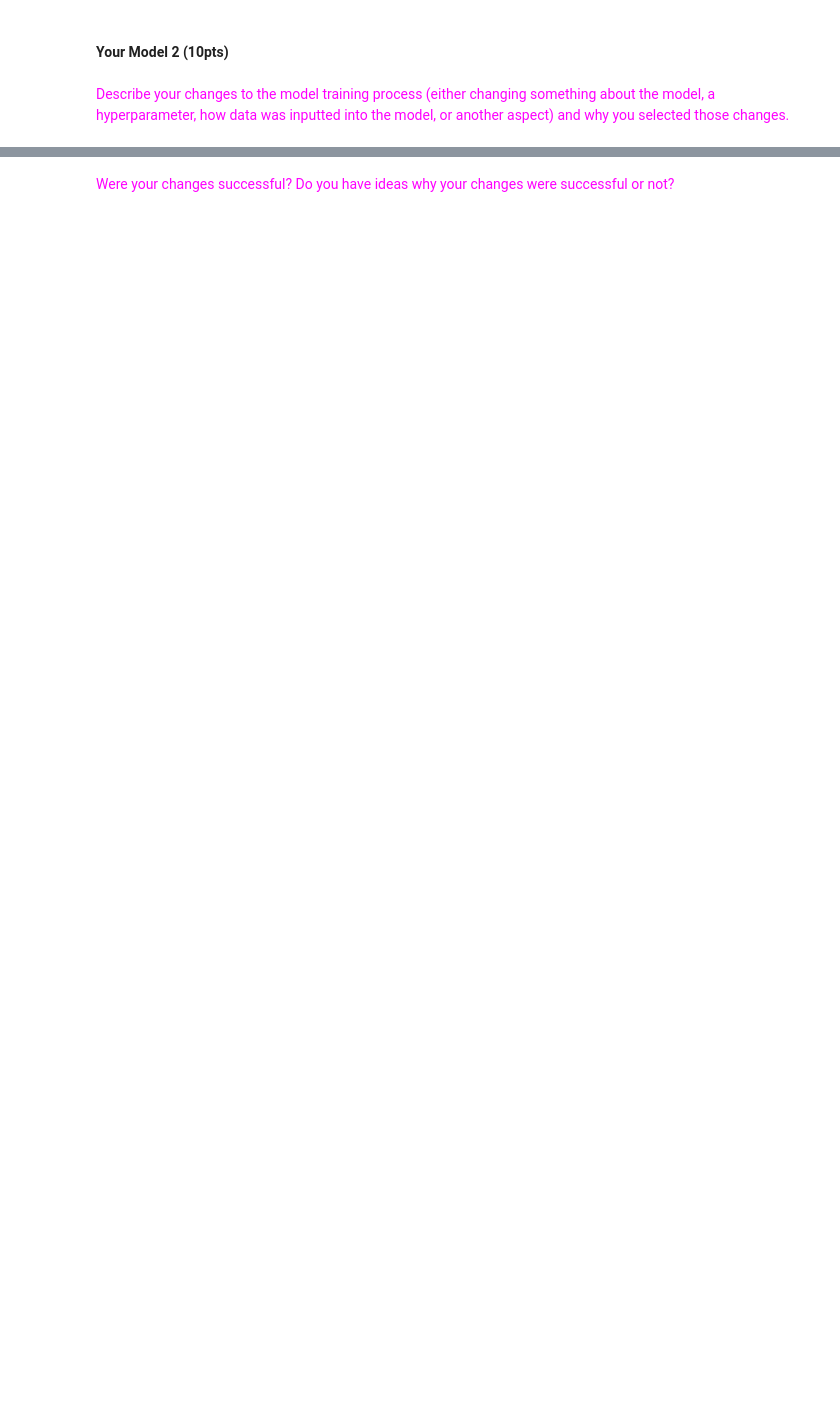
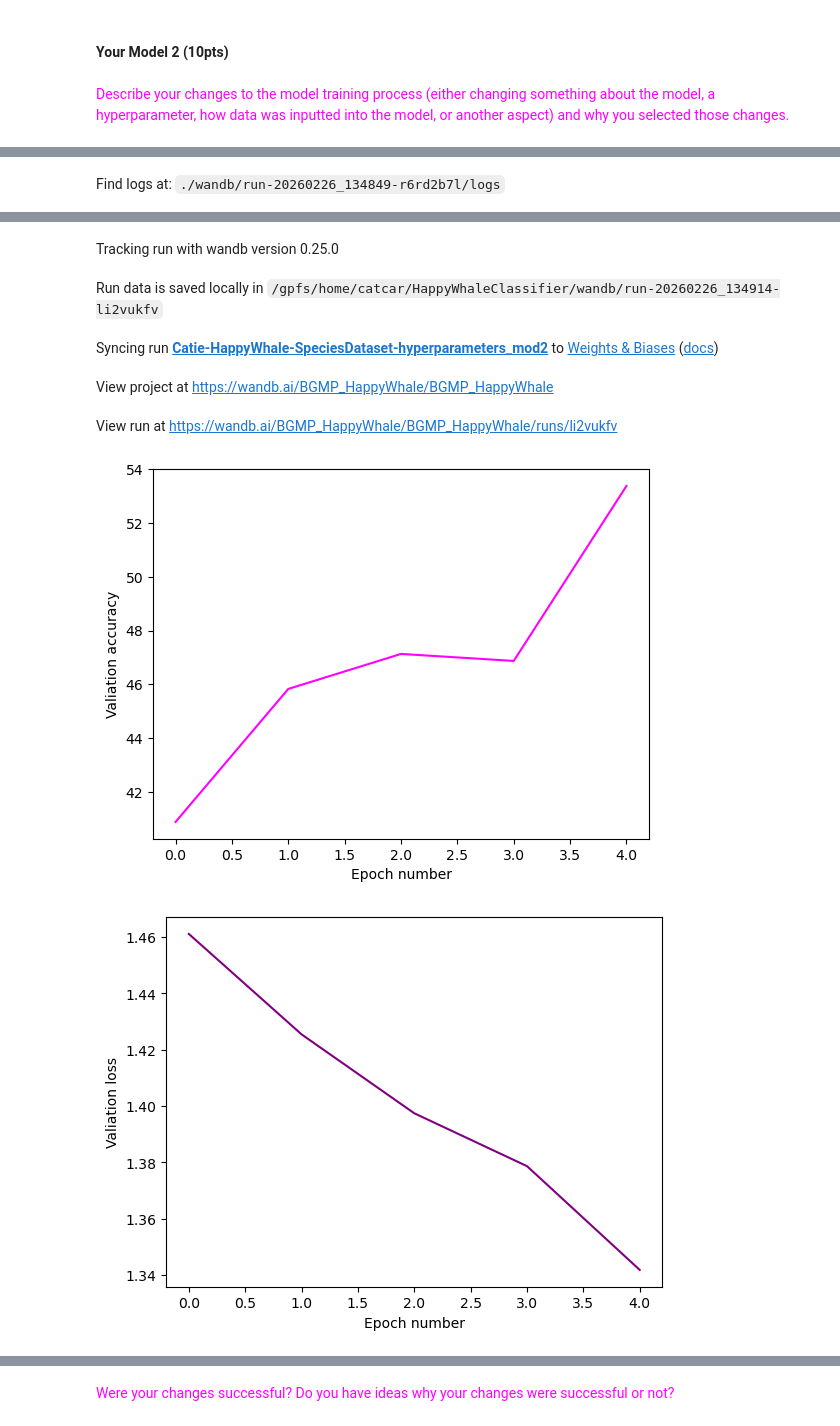
Before and after one commit to coreancutie/HappyWhaleClassifier, a Jupyter notebook: ML_assignment_whale_species.ipynb, the cells around one changed output, grey strips where cells are left out. Cells and saved outputs as stored; diff of their text form; code cells hidden in the pictures; blank space fills up the shorter version.

```diff
--- a/ML_assignment_whale_species.ipynb
+++ b/ML_assignment_whale_species.ipynb
@@ -969,7 +1036,19 @@ cm_analysis(y_true, y_pred, "Confusion matrix")
 # %%
-batchsize = 32
-learning_rate=1e-3
-epochs=5
+#transformation
+transform = transforms.Compose([
+            transforms.Resize([224,224]), # Resize the image as our model is optimized for 224x224 pixels
+            transforms.ToTensor(),
+            #adding random color
+            transforms.ColorJitter(brightness=.5, hue=.3),
+            #adding a roation transformation
+            transforms.RandomRotation(degrees=(90, 180)),
+            transforms.Normalize(mean=[0.485, 0.456, 0.406], std=[0.229, 0.224, 0.225])]) # Normalize the data, these are the values that ResNet suggests based on their training data (natural scences))
+
+all_images = datasets.ImageFolder(images, transform)
+
+batchsize = 48
+learning_rate = 1e-5
+epochs = 5
 
 train_loader = DataLoader(train_set, batch_size=batchsize, drop_last=True, sampler=train_sampler)
 val_loader = DataLoader(val_set, batch_size=batchsize, drop_last=True, shuffle=True)
@@ -1071,4 +1150,4 @@ model = ResNet18().to(device)
 
 #define loss function & optimizer
 criterion = nn.CrossEntropyLoss()
-optimizer = optim.Adam(model.parameters(), lr=learning_rate)
+optimizer = optim.SGD(model.parameters(), lr=learning_rate, momentum=0.9)
@@ -1305,0 +1261,23 @@ visualize_ig(32)
+# %%
+wandb.init(
+    project="BGMP_HappyWhale",
+    name="Catie-HappyWhale-SpeciesDataset-hyperparameters_mod2", ##update this with your name
+    config={"learning rate":.01, # possibly update
+        "architecture": "CNN",
+        "dataset": "Species",
+        "epochs": 5, "batch_size":48}  # possibly update
+)
+
+plt.plot(range(epochs), val_acc_list, color = "magenta")
+plt.xlabel("Epoch number")
+plt.ylabel("Valiation accuracy")
+plt.show()
+
+plt.plot(range(epochs), val_losses, color = "purple")
+plt.xlabel("Epoch number")
+plt.ylabel("Valiation loss")
+plt.show()
+
+y_pred, y_true = predict(model, test_set)
+cm_analysis(y_true, y_pred, "Confusion matrix")
+# %% [output]
@@ -1305,0 +1289 @@ visualize_ig(32)
+Find logs at: ./wandb/run-20260226_134849-r6rd2b7l/logs
@@ -1305,0 +1291,7 @@ visualize_ig(32)
+Tracking run with wandb version 0.25.0
+Run data is saved locally in /gpfs/home/catcar/HappyWhaleClassifier/wandb/run-20260226_134914-li2vukfv
+Syncing run Catie-HappyWhale-SpeciesDataset-hyperparameters_mod2 to Weights & Biases (docs)
+View project at https://wandb.ai/BGMP_HappyWhale/BGMP_HappyWhale
+View run at https://wandb.ai/BGMP_HappyWhale/BGMP_HappyWhale/runs/li2vukfv
+[figure, added]
+[figure, added]
```
Also changed, not shown: parts of 22 cells of this notebook.
